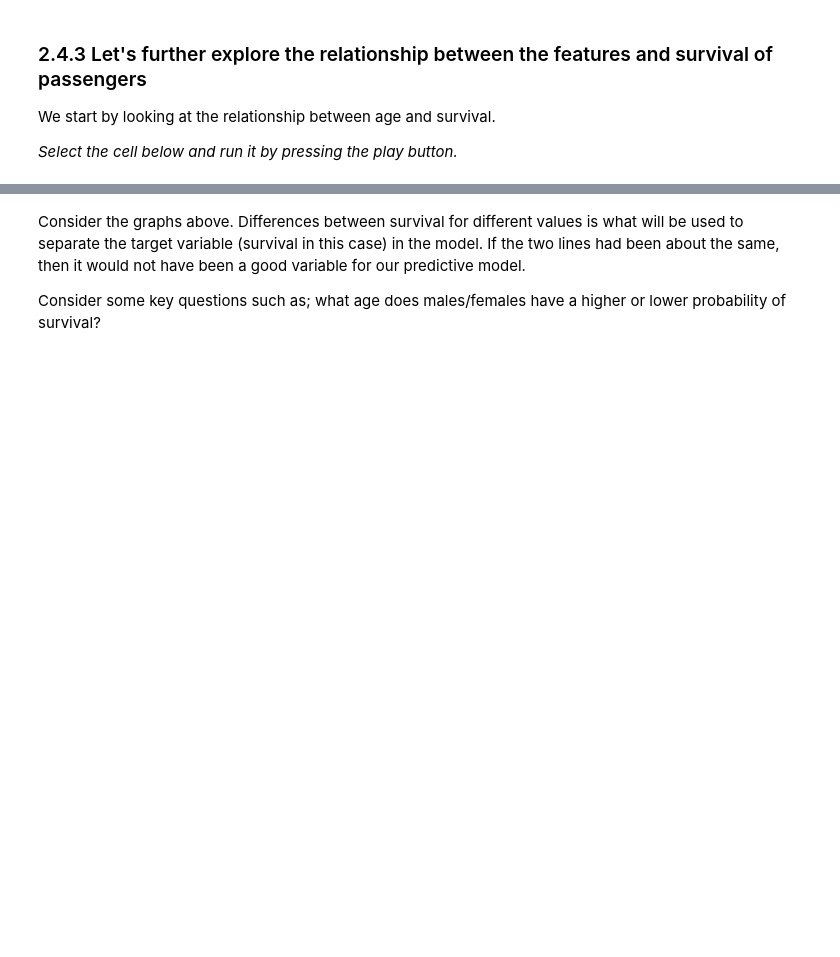
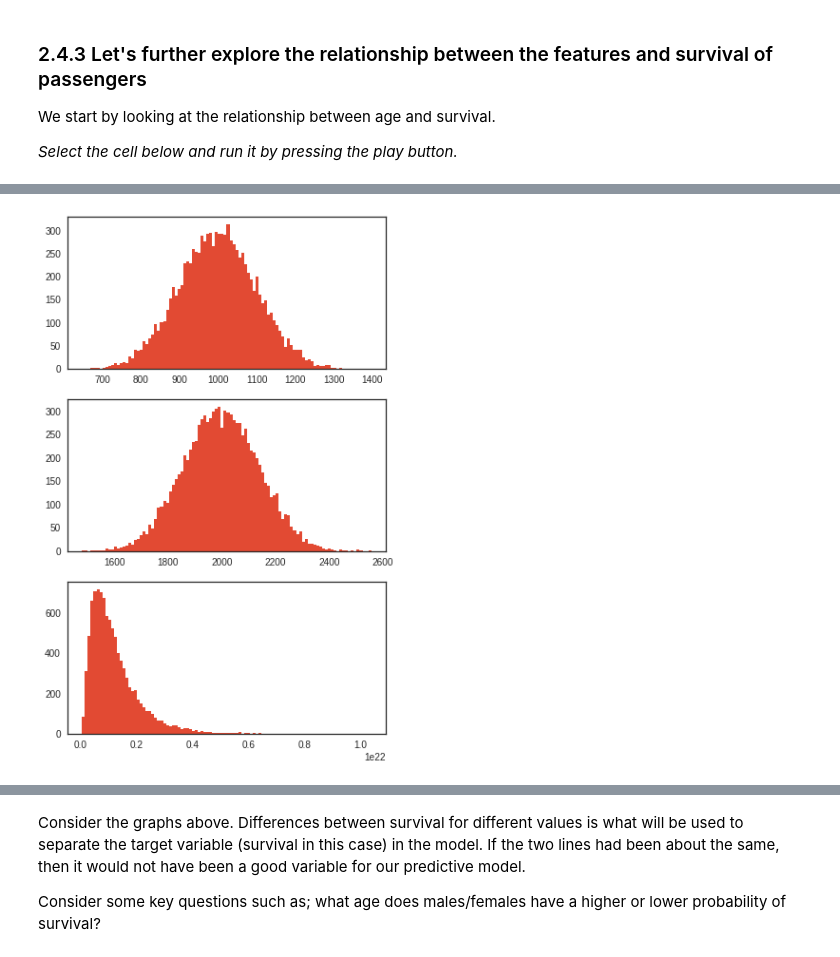
Before and after one commit to ShichengChen/kaggle, a Jupyter notebook: Titanic/Helge Bjorland & Stian Eide.ipynb, the cells around one changed output, grey strips where cells are left out. Drawn from its saved outputs; the diff is of its cells as text; code cells hidden in the pictures; blank space fills up the shorter version.

```diff
--- a/Titanic/Helge Bjorland & Stian Eide.ipynb
+++ b/Titanic/Helge Bjorland & Stian Eide.ipynb
@@ -285,0 +279,10 @@ plot_distribution( titanic , var = 'Age' , target = 'Survived' , row = 'Sex' )
+# %%
+testb = 100*(np.random.randn(10000)+10)
+testc = 100*(np.random.randn(10000)+10)
+_ , ax = plt.subplots(3,figsize =( 6 , 10 ))
+ax[0].hist(testb,bins=100)
+ax[1].hist(testb+testc,bins=100)
+ax[2].hist(testb**7,bins=100)
+_.show()
+# %% [output]
+[figure, added]
```
Also changed, not shown: parts of 15 cells of this notebook.
